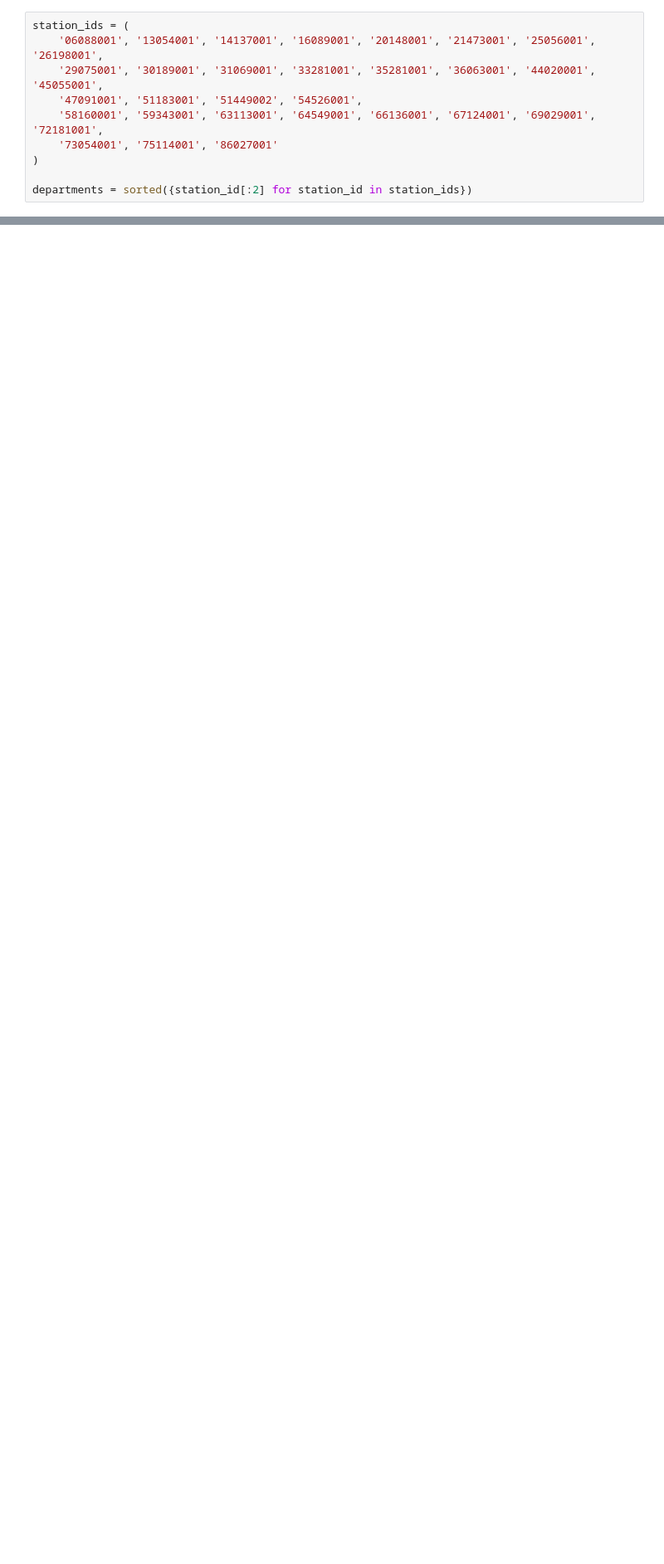
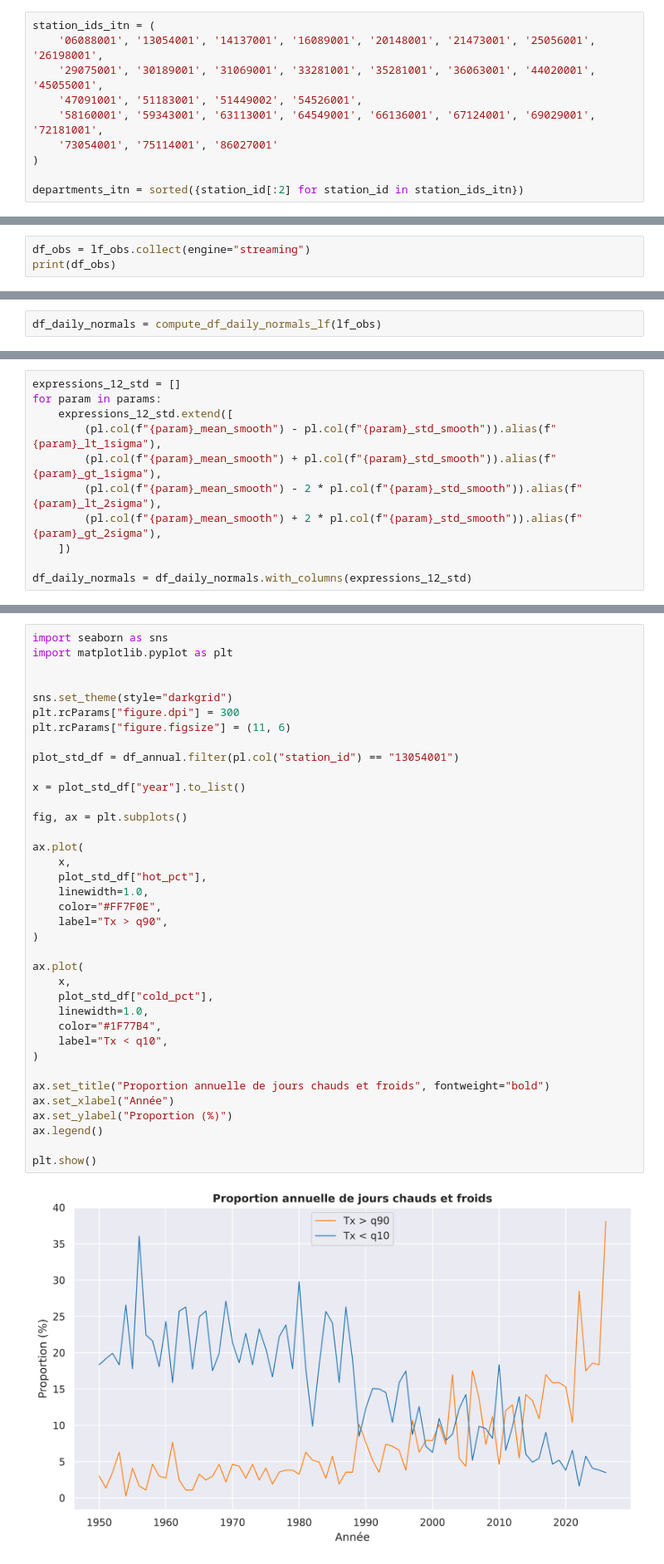
Before and after one commit to bpictogram/climato-lab, a Jupyter notebook: notebooks/explorations/daily_norms_calculations.ipynb, the cells around one changed output, grey strips where cells are left out. Shown at 83% size. Drawn from its saved outputs; the diff is of its cells as text; blank space fills up the shorter version.

Commit message:
WIP: exploring daily normals, quantile estimations

```diff
--- a/notebooks/explorations/daily_norms_calculations.ipynb
+++ b/notebooks/explorations/daily_norms_calculations.ipynb
@@ -52,5 +70,5 @@ departments = sorted({station_id[:2] for station_id in station_ids})
 # %%
-station_ids = (
+station_ids_itn = (
     '06088001', '13054001', '14137001', '16089001', '20148001', '21473001', '25056001', '26198001',
     '29075001', '30189001', '31069001', '33281001', '35281001', '36063001', '44020001', '45055001',
     '47091001', '51183001', '51449002', '54526001',
@@ -58,4 +76,4 @@ station_ids = (
     '73054001', '75114001', '86027001'
 )
 
-departments = sorted({station_id[:2] for station_id in station_ids})
+departments_itn = sorted({station_id[:2] for station_id in station_ids_itn})
@@ -415,0 +1041,3 @@ df_daily_normals.write_csv(config.PROJECT_ROOT / "dump" / f"daily_normals_333_{t
+# %%
+df_obs = lf_obs.collect(engine="streaming")
+print(df_obs)
@@ -415,0 +1063,2 @@ df_daily_normals.write_csv(config.PROJECT_ROOT / "dump" / f"daily_normals_333_{t
+# %%
+df_daily_normals = compute_df_daily_normals_lf(lf_obs)
@@ -415,0 +1072,11 @@ df_daily_normals.write_csv(config.PROJECT_ROOT / "dump" / f"daily_normals_333_{t
+# %%
+expressions_12_std = []
+for param in params:
+    expressions_12_std.extend([
+        (pl.col(f"{param}_mean_smooth") - pl.col(f"{param}_std_smooth")).alias(f"{param}_lt_1sigma"),
+        (pl.col(f"{param}_mean_smooth") + pl.col(f"{param}_std_smooth")).alias(f"{param}_gt_1sigma"),
+        (pl.col(f"{param}_mean_smooth") - 2 * pl.col(f"{param}_std_smooth")).alias(f"{param}_lt_2sigma"),
+        (pl.col(f"{param}_mean_smooth") + 2 * pl.col(f"{param}_std_smooth")).alias(f"{param}_gt_2sigma"),
+    ])
+
+df_daily_normals = df_daily_normals.with_columns(expressions_12_std)
@@ -415,0 +1241,39 @@ df_daily_normals.write_csv(config.PROJECT_ROOT / "dump" / f"daily_normals_333_{t
+# %%
+import seaborn as sns
+import matplotlib.pyplot as plt
+
+
+sns.set_theme(style="darkgrid")
+plt.rcParams["figure.dpi"] = 300
+plt.rcParams["figure.figsize"] = (11, 6)
+
+plot_std_df = df_annual.filter(pl.col("station_id") == "13054001")
+
+x = plot_std_df["year"].to_list()
+
+fig, ax = plt.subplots()
+
+ax.plot(
+    x,
+    plot_std_df["hot_pct"],
+    linewidth=1.0,
+    color="#FF7F0E",
+    label="Tx > q90",
+)
+
+ax.plot(
+    x,
+    plot_std_df["cold_pct"],
+    linewidth=1.0,
+    color="#1F77B4",
+    label="Tx < q10",
+)
+
+ax.set_title("Proportion annuelle de jours chauds et froids", fontweight="bold")
+ax.set_xlabel("Année")
+ax.set_ylabel("Proportion (%)")
+ax.legend()
+
+plt.show()
+# %% [output]
+[figure, added]
```
Also changed, not shown: parts of 79 cells of this notebook, 2 other files.
